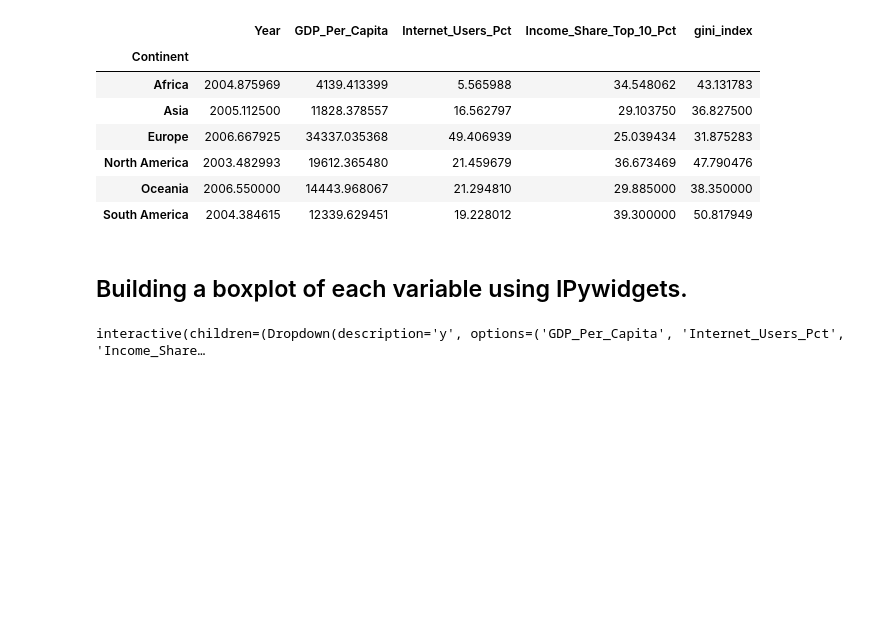
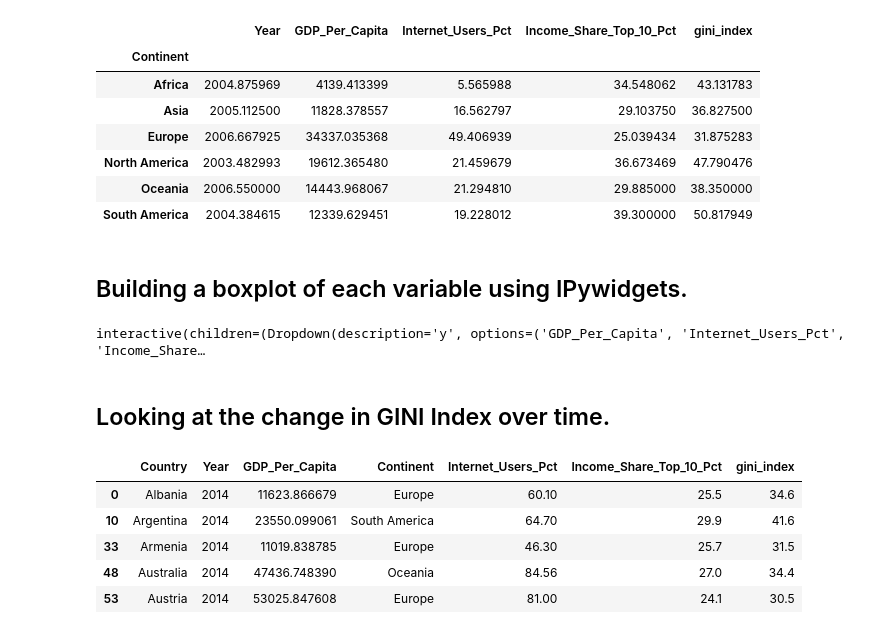
Before and after one commit to nss-data-science-cohort-5/un_exploration-Corbec, a Jupyter notebook: notebooks/UN_Solo_Clean.ipynb, the cells around one changed output. Drawn from its saved outputs; the diff is of its cells as text; code cells hidden in the pictures; blank space fills up the shorter version.

```diff
--- a/notebooks/UN_Solo_Clean.ipynb
+++ b/notebooks/UN_Solo_Clean.ipynb
@@ -141,3 +142,16 @@ def make_box(y):
    sns.boxplot(data = gdp_int_and_income_gini, x = 'Continent', y = y);
 # %% [output]
 interactive(children=(Dropdown(description='y', options=('GDP_Per_Capita', 'Internet_Users_Pct', 'Income_Share…
+# %% [markdown]
+## Looking at the change in GINI Index over time.
+# %%
+first_last = gdp_int_and_income_gini[gdp_int_and_income_gini['Year'].isin([1990, 2014])]
+
+first_last.head()
+# %% [output]
+|  | Country | Year | GDP_Per_Capita | Continent | Internet_Users_Pct | Income_Share_Top_10_Pct | gini_index |
+| 0 | Albania | 2014 | 11623.866679 | Europe | 60.10 | 25.5 | 34.6 |
+| 10 | Argentina | 2014 | 23550.099061 | South America | 64.70 | 29.9 | 41.6 |
+| 33 | Armenia | 2014 | 11019.838785 | Europe | 46.30 | 25.7 | 31.5 |
+| 48 | Australia | 2014 | 47436.748390 | Oceania | 84.56 | 27.0 | 34.4 |
+| 53 | Austria | 2014 | 53025.847608 | Europe | 81.00 | 24.1 | 30.5 |
```
Also changed, not shown: parts of 12 cells of this notebook, 1 other file.
